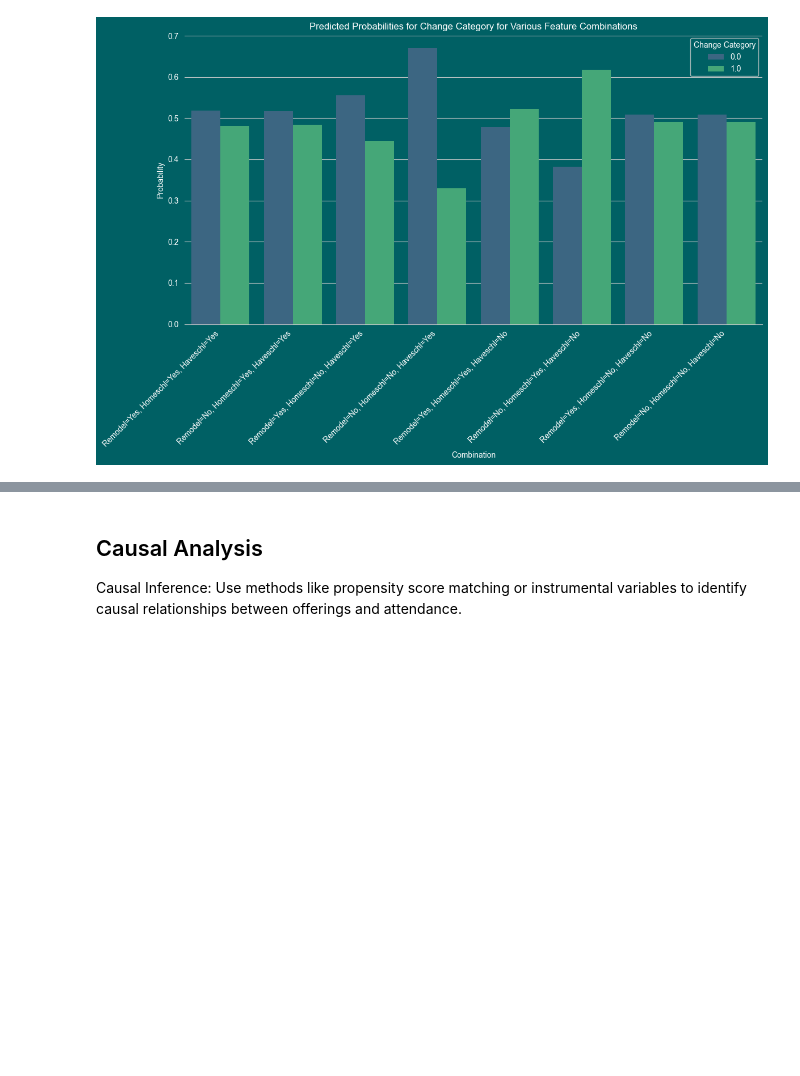
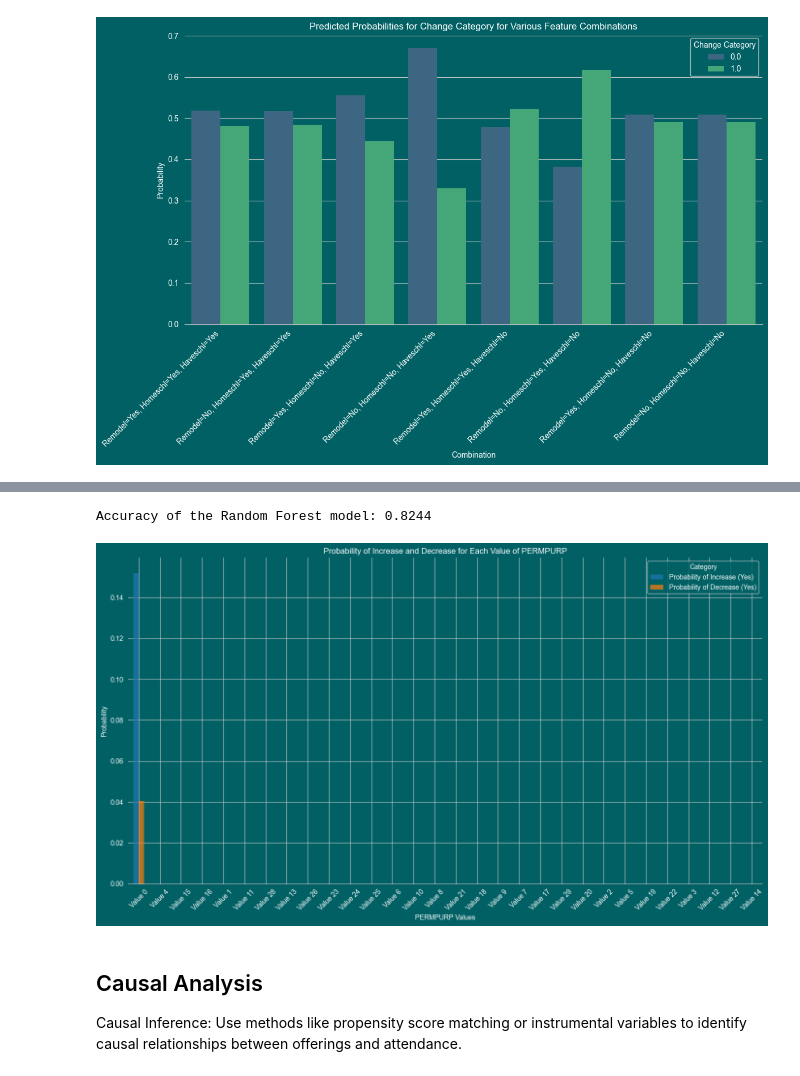
Before and after one commit to NRSchaaf/unlocking-church-growth, a Jupyter notebook: notebook/facilities_analysis.ipynb, the cells around one changed output, grey strips where cells are left out. Cells and saved outputs as stored; diff of their text form; code cells hidden in the pictures; blank space fills up the shorter version.

```diff
--- a/notebook/facilities_analysis.ipynb
+++ b/notebook/facilities_analysis.ipynb
@@ -464,3 +550,77 @@ plt.show()
+# %%
+# Random Forest 2
+
+# Select specific features
+selected_columns = ['PERMPURP', 'change_category']
+df_facilities_rf2 = data[selected_columns].copy()
+
+# Replace NaN or missing values with False, except for the categorical column 'change_category'
+for col in df_facilities_rf2.columns:
+    if col != 'change_category':  # Exclude the target column
+        df_facilities_rf2[col] = df_facilities_rf2[col].fillna(False)
+
+# Convert PERMPURP to categorical and then to numeric codes
+df_facilities_rf2['PERMPURP'] = df_facilities_rf2['PERMPURP'].astype('category').cat.codes
+
+# Prepare features and target
+X = df_facilities_rf2.drop('change_category', axis=1)
+y = df_facilities_rf2['change_category']
+
+# Convert Boolean features to int (if any)
+X = X.astype(int)
+
+# Drop rows with missing values (if any)
+X = X.dropna()
+y = y[X.index]  # Keep y aligned with X after dropping rows
+
+# Split the data
+X_train, X_test, y_train, y_test = train_test_split(X, y, test_size=0.3, random_state=42)
+
+# Train Random Forest model
+rf_model = RandomForestClassifier(n_estimators=100, random_state=42)
+rf_model.fit(X_train, y_train)
+
+# Predict on the test set
+y_pred = rf_model.predict(X_test)
+
+# Calculate accuracy
+accuracy = accuracy_score(y_test, y_pred)
+print(f"Accuracy of the Random Forest model: {accuracy:.4f}")
+
+# Predict probabilities
+probs = rf_model.predict_proba(X_test)
+
+# Convert probabilities to DataFrame
+probs_df = pd.DataFrame(probs, columns=rf_model.classes_, index=X_test.index)
+
+# Calculate mean probabilities for 'Increase' and 'Decrease'
+feature_probs = {}
+
+# Get unique values of PERMPURP
+unique_values = df_facilities_rf2['PERMPURP'].unique()
+
+for value in unique_values:
+    feature_probs[value] = {
+        'Increase': probs_df.loc[X_test['PERMPURP'] == value, 'Increase'].mean(),
+        'Decrease': probs_df.loc[X_test['PERMPURP'] == value, 'Decrease'].mean()
+    }
+
+# Convert to DataFrame for plotting
+feature_probs_df = pd.DataFrame(feature_probs).T
+feature_probs_df.columns = ['Probability of Increase (Yes)', 'Probability of Decrease (Yes)']
+
+# Plot
+feature_probs_df.plot(kind='bar', figsize=(14, 8), alpha=0.7)
+plt.title('Probability of Increase and Decrease for Each Value of PERMPURP')
+plt.xlabel('PERMPURP Values')
+plt.ylabel('Probability')
+plt.xticks(ticks=range(len(unique_values)), labels=[f'Value {v}' for v in unique_values], rotation=45)
+plt.legend(title='Category')
+plt.tight_layout()
+plt.show()
+# %% [output]
+Accuracy of the Random Forest model: 0.8244
+[figure, added]
 # %% [markdown]
 ## Causal Analysis
 Causal Inference: Use methods like propensity score matching or instrumental variables to identify causal relationships between offerings and attendance.
```
Also changed, not shown: parts of 2 cells of this notebook, 5 other files.
